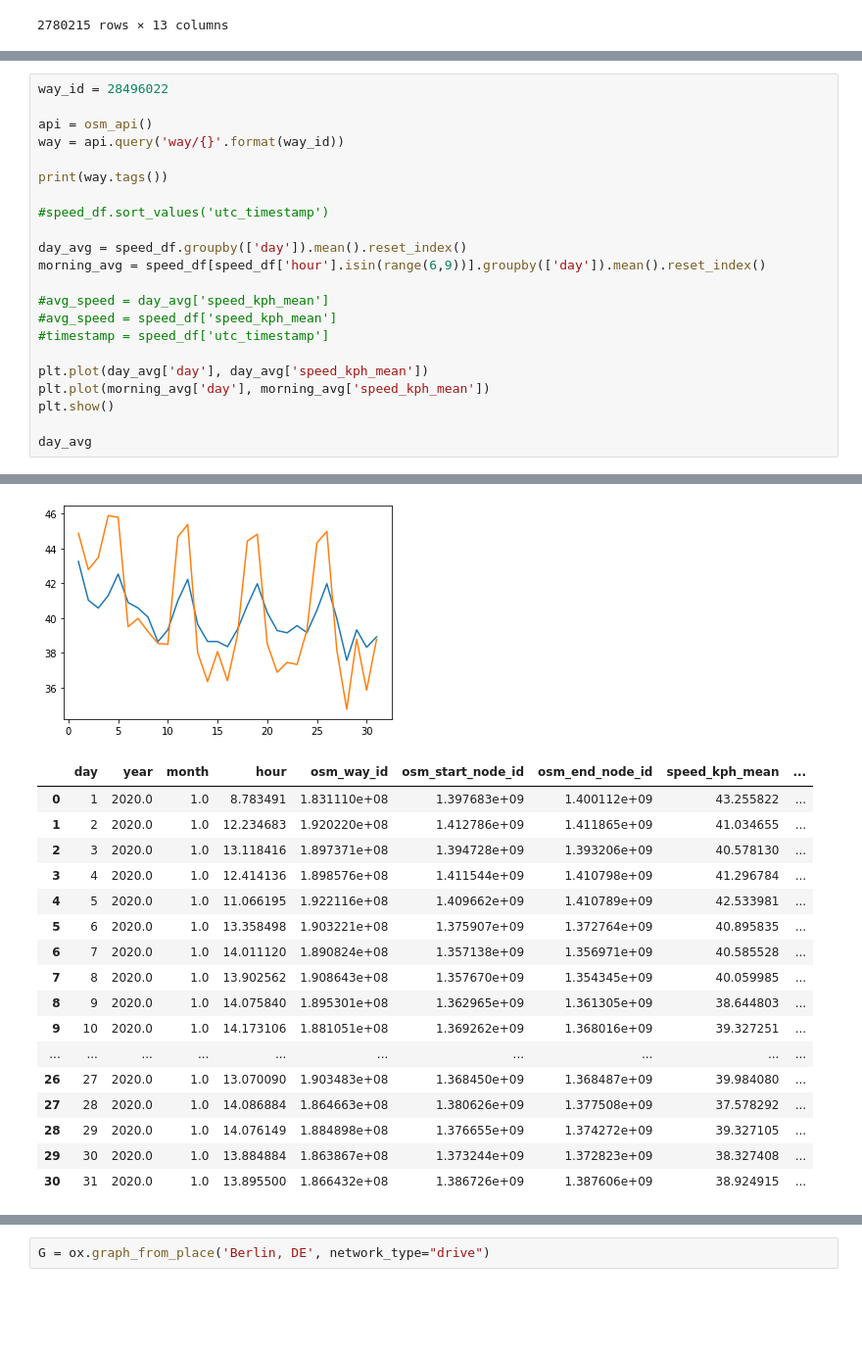
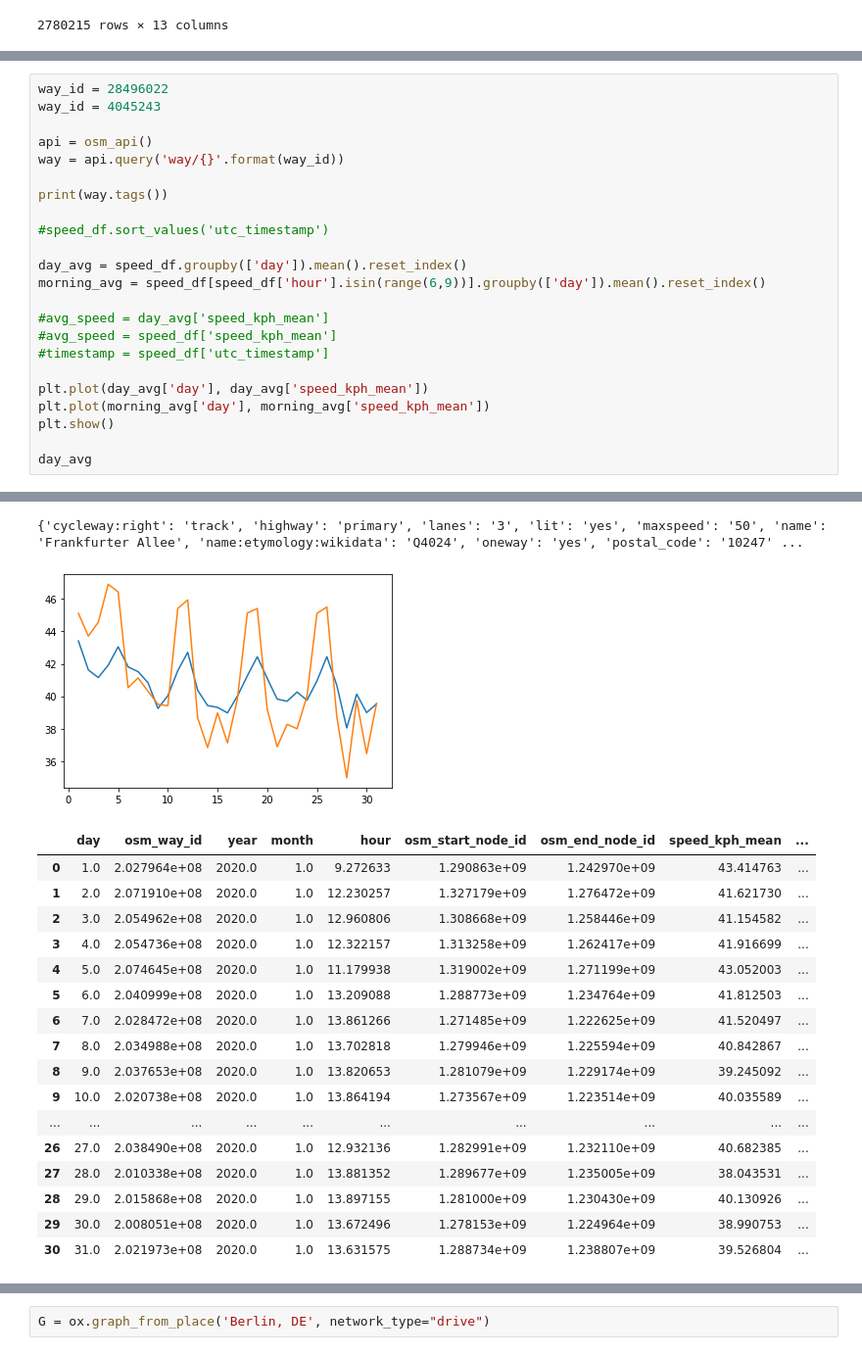
Before and after one commit to fom-big-data/fom-big-data-consulting-berlin-mobility-model, a Jupyter notebook: EXPLORATION/explore_uber_movement.ipynb, the cells around one changed output, grey strips where cells are left out. Shown: that part at 98% size. Saved outputs shown, nothing was run; the diff lists cells and outputs as text; blank space fills up the shorter version.

```diff
--- a/EXPLORATION/explore_uber_movement.ipynb
+++ b/EXPLORATION/explore_uber_movement.ipynb
@@ -48,5 +83,6 @@ plt.plot(speed_df.groupby(['hour']).mean()['speed_kph_mean'])
 # %%
 way_id = 28496022
+way_id = 4045243
 
 api = osm_api()
 way = api.query('way/{}'.format(way_id))
@@ -72,18 +108,19 @@ day_avg
+{'cycleway:right': 'track', 'highway': 'primary', 'lanes': '3', 'lit': 'yes', 'maxspeed': '50', 'name': 'Frankfurter Allee', 'name:etymology:wikidata': 'Q4024', 'oneway': 'yes', 'postal_code': '10247' ...
-[figure, old version]
+[figure, new version]
-|  | day | year | month | hour | osm_way_id | osm_start_node_id | osm_end_node_id | speed_kph_mean | ... |
-| 0 | 1 | 2020.0 | 1.0 | 8.783491 | 1.831110e+08 | 1.397683e+09 | 1.400112e+09 | 43.255822 | ... |
-| 1 | 2 | 2020.0 | 1.0 | 12.234683 | 1.920220e+08 | 1.412786e+09 | 1.411865e+09 | 41.034655 | ... |
-| 2 | 3 | 2020.0 | 1.0 | 13.118416 | 1.897371e+08 | 1.394728e+09 | 1.393206e+09 | 40.578130 | ... |
-| 3 | 4 | 2020.0 | 1.0 | 12.414136 | 1.898576e+08 | 1.411544e+09 | 1.410798e+09 | 41.296784 | ... |
-| 4 | 5 | 2020.0 | 1.0 | 11.066195 | 1.922116e+08 | 1.409662e+09 | 1.410789e+09 | 42.533981 | ... |
-| 5 | 6 | 2020.0 | 1.0 | 13.358498 | 1.903221e+08 | 1.375907e+09 | 1.372764e+09 | 40.895835 | ... |
-| 6 | 7 | 2020.0 | 1.0 | 14.011120 | 1.890824e+08 | 1.357138e+09 | 1.356971e+09 | 40.585528 | ... |
-| 7 | 8 | 2020.0 | 1.0 | 13.902562 | 1.908643e+08 | 1.357670e+09 | 1.354345e+09 | 40.059985 | ... |
-| 8 | 9 | 2020.0 | 1.0 | 14.075840 | 1.895301e+08 | 1.362965e+09 | 1.361305e+09 | 38.644803 | ... |
-| 9 | 10 | 2020.0 | 1.0 | 14.173106 | 1.881051e+08 | 1.369262e+09 | 1.368016e+09 | 39.327251 | ... |
+|  | day | osm_way_id | year | month | hour | osm_start_node_id | osm_end_node_id | speed_kph_mean | ... |
+| 0 | 1.0 | 2.027964e+08 | 2020.0 | 1.0 | 9.272633 | 1.290863e+09 | 1.242970e+09 | 43.414763 | ... |
+| 1 | 2.0 | 2.071910e+08 | 2020.0 | 1.0 | 12.230257 | 1.327179e+09 | 1.276472e+09 | 41.621730 | ... |
+| 2 | 3.0 | 2.054962e+08 | 2020.0 | 1.0 | 12.960806 | 1.308668e+09 | 1.258446e+09 | 41.154582 | ... |
+| 3 | 4.0 | 2.054736e+08 | 2020.0 | 1.0 | 12.322157 | 1.313258e+09 | 1.262417e+09 | 41.916699 | ... |
+| 4 | 5.0 | 2.074645e+08 | 2020.0 | 1.0 | 11.179938 | 1.319002e+09 | 1.271199e+09 | 43.052003 | ... |
+| 5 | 6.0 | 2.040999e+08 | 2020.0 | 1.0 | 13.209088 | 1.288773e+09 | 1.234764e+09 | 41.812503 | ... |
+| 6 | 7.0 | 2.028472e+08 | 2020.0 | 1.0 | 13.861266 | 1.271485e+09 | 1.222625e+09 | 41.520497 | ... |
+| 7 | 8.0 | 2.034988e+08 | 2020.0 | 1.0 | 13.702818 | 1.279946e+09 | 1.225594e+09 | 40.842867 | ... |
+| 8 | 9.0 | 2.037653e+08 | 2020.0 | 1.0 | 13.820653 | 1.281079e+09 | 1.229174e+09 | 39.245092 | ... |
+| 9 | 10.0 | 2.020738e+08 | 2020.0 | 1.0 | 13.864194 | 1.273567e+09 | 1.223514e+09 | 40.035589 | ... |
 | ... | ... | ... | ... | ... | ... | ... | ... | ... | ... |
-| 26 | 27 | 2020.0 | 1.0 | 13.070090 | 1.903483e+08 | 1.368450e+09 | 1.368487e+09 | 39.984080 | ... |
-| 27 | 28 | 2020.0 | 1.0 | 14.086884 | 1.864663e+08 | 1.380626e+09 | 1.377508e+09 | 37.578292 | ... |
-| 28 | 29 | 2020.0 | 1.0 | 14.076149 | 1.884898e+08 | 1.376655e+09 | 1.374272e+09 | 39.327105 | ... |
-| 29 | 30 | 2020.0 | 1.0 | 13.884884 | 1.863867e+08 | 1.373244e+09 | 1.372823e+09 | 38.327408 | ... |
-| 30 | 31 | 2020.0 | 1.0 | 13.895500 | 1.866432e+08 | 1.386726e+09 | 1.387606e+09 | 38.924915 | ... |
+| 26 | 27.0 | 2.038490e+08 | 2020.0 | 1.0 | 12.932136 | 1.282991e+09 | 1.232110e+09 | 40.682385 | ... |
+| 27 | 28.0 | 2.010338e+08 | 2020.0 | 1.0 | 13.881352 | 1.289677e+09 | 1.235005e+09 | 38.043531 | ... |
+| 28 | 29.0 | 2.015868e+08 | 2020.0 | 1.0 | 13.897155 | 1.281000e+09 | 1.230430e+09 | 40.130926 | ... |
+| 29 | 30.0 | 2.008051e+08 | 2020.0 | 1.0 | 13.672496 | 1.278153e+09 | 1.224964e+09 | 38.990753 | ... |
+| 30 | 31.0 | 2.021973e+08 | 2020.0 | 1.0 | 13.631575 | 1.288734e+09 | 1.238807e+09 | 39.526804 | ... |
```
Also changed, not shown: parts of 13 cells of this notebook, 1 other file.
